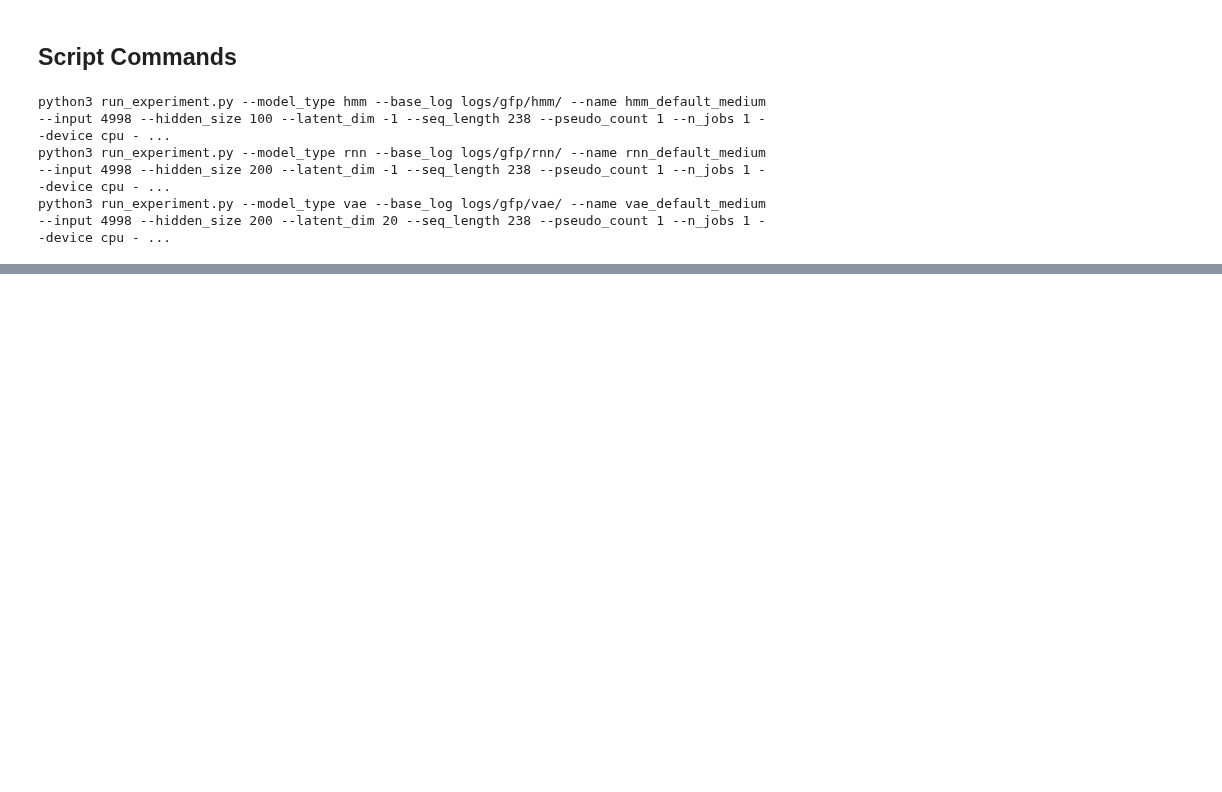
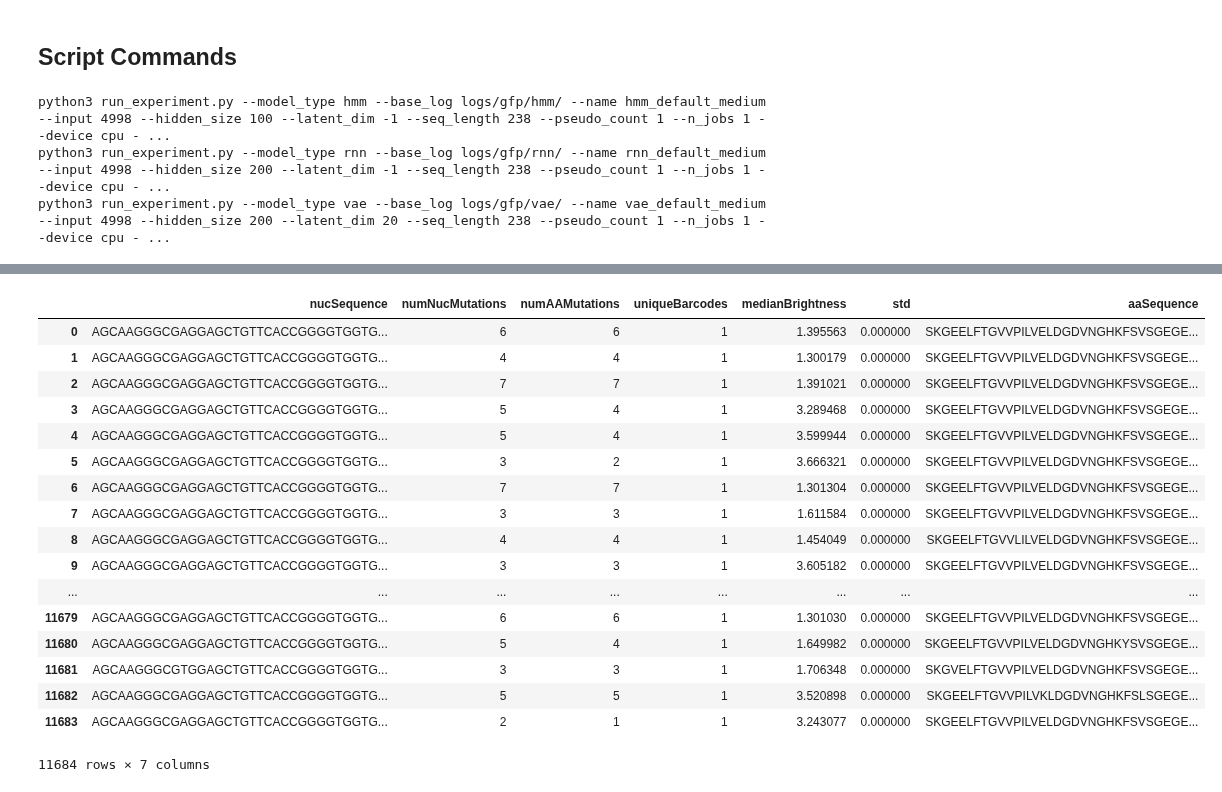
Before and after one commit to j316chuck/generative-model-experiments, a Jupyter notebook: random_experiments.ipynb, the cells around one changed output, grey strips where cells are left out. Cells and saved outputs as stored; diff of their text form; code cells hidden in the pictures; blank space fills up the shorter version.

```diff
--- a/random_experiments.ipynb
+++ b/random_experiments.ipynb
@@ -380,0 +518,23 @@ for mp in [hmm_default_smallargs(), rnn_default_args(), vae_default_args()]:
+# %%
+df = pd.read_csv("./gfp_test.csv")
+# %%
+df
+# %% [output]
+|  | nucSequence | numNucMutations | numAAMutations | uniqueBarcodes | medianBrightness | std | aaSequence |
+| 0 | AGCAAGGGCGAGGAGCTGTTCACCGGGGTGGTG... | 6 | 6 | 1 | 1.395563 | 0.000000 | SKGEELFTGVVPILVELDGDVNGHKFSVSGEGE... |
+| 1 | AGCAAGGGCGAGGAGCTGTTCACCGGGGTGGTG... | 4 | 4 | 1 | 1.300179 | 0.000000 | SKGEELFTGVVPILVELDGDVNGHKFSVSGEGE... |
+| 2 | AGCAAGGGCGAGGAGCTGTTCACCGGGGTGGTG... | 7 | 7 | 1 | 1.391021 | 0.000000 | SKGEELFTGVVPILVELDGDVNGHKFSVSGEGE... |
+| 3 | AGCAAGGGCGAGGAGCTGTTCACCGGGGTGGTG... | 5 | 4 | 1 | 3.289468 | 0.000000 | SKGEELFTGVVPILVELDGDVNGHKFSVSGEGE... |
+| 4 | AGCAAGGGCGAGGAGCTGTTCACCGGGGTGGTG... | 5 | 4 | 1 | 3.599944 | 0.000000 | SKGEELFTGVVPILVELDGDVNGHKFSVSGEGE... |
+| 5 | AGCAAGGGCGAGGAGCTGTTCACCGGGGTGGTG... | 3 | 2 | 1 | 3.666321 | 0.000000 | SKGEELFTGVVPILVELDGDVNGHKFSVSGEGE... |
+| 6 | AGCAAGGGCGAGGAGCTGTTCACCGGGGTGGTG... | 7 | 7 | 1 | 1.301304 | 0.000000 | SKGEELFTGVVPILVELDGDVNGHKFSVSGEGE... |
+| 7 | AGCAAGGGCGAGGAGCTGTTCACCGGGGTGGTG... | 3 | 3 | 1 | 1.611584 | 0.000000 | SKGEELFTGVVPILVELDGDVNGHKFSVSGEGE... |
+| 8 | AGCAAGGGCGAGGAGCTGTTCACCGGGGTGGTG... | 4 | 4 | 1 | 1.454049 | 0.000000 | SKGEELFTGVVLILVELDGDVNGHKFSVSGEGE... |
+| 9 | AGCAAGGGCGAGGAGCTGTTCACCGGGGTGGTG... | 3 | 3 | 1 | 3.605182 | 0.000000 | SKGEELFTGVVPILVELDGDVNGHKFSVSGEGE... |
+| ... | ... | ... | ... | ... | ... | ... | ... |
+| 11679 | AGCAAGGGCGAGGAGCTGTTCACCGGGGTGGTG... | 6 | 6 | 1 | 1.301030 | 0.000000 | SKGEELFTGVVPILVELDGDVNGHKFSVSGEGE... |
+| 11680 | AGCAAGGGCGAGGAGCTGTTCACCGGGGTGGTG... | 5 | 4 | 1 | 1.649982 | 0.000000 | SKGEELFTGVVPILVELDGDVNGHKYSVSGEGE... |
+| 11681 | AGCAAGGGCGTGGAGCTGTTCACCGGGGTGGTG... | 3 | 3 | 1 | 1.706348 | 0.000000 | SKGVELFTGVVPILVELDGDVNGHKFSVSGEGE... |
+| 11682 | AGCAAGGGCGAGGAGCTGTTCACCGGGGTGGTG... | 5 | 5 | 1 | 3.520898 | 0.000000 | SKGEELFTGVVPILVKLDGDVNGHKFSLSGEGE... |
+| 11683 | AGCAAGGGCGAGGAGCTGTTCACCGGGGTGGTG... | 2 | 1 | 1 | 3.243077 | 0.000000 | SKGEELFTGVVPILVELDGDVNGHKFSVSGEGE... |
+11684 rows × 7 columns
```
Also changed, not shown: parts of 19 cells of this notebook, 50 other files.
